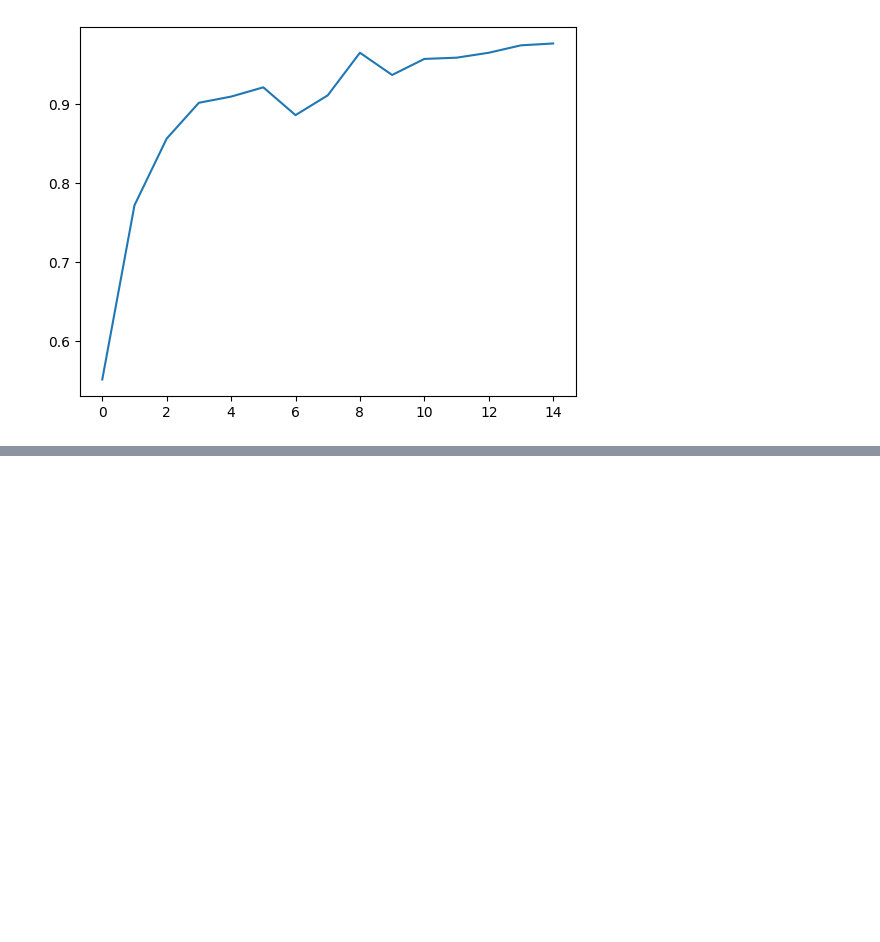
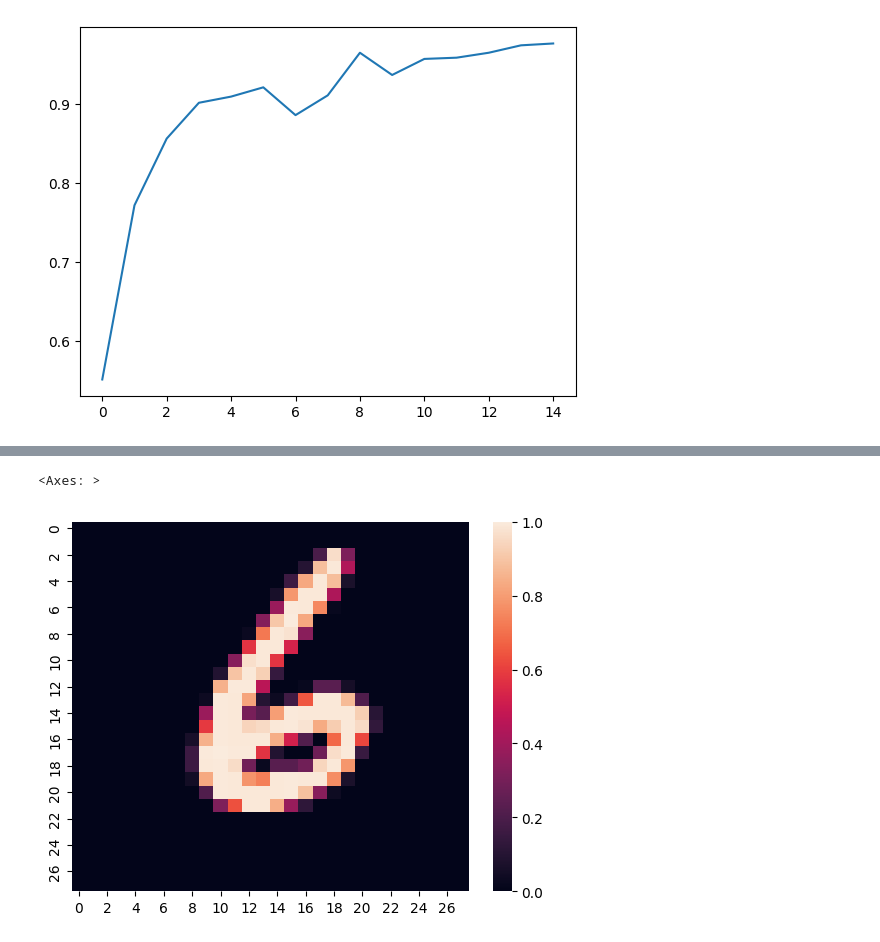
Before and after one commit to Pakeith0805/Study_PyTorch, a Jupyter notebook: main.ipynb, the cells around one changed output, grey strips where cells are left out. Cells and saved outputs as stored; diff of their text form; code cells hidden in the pictures; blank space fills up the shorter version.

```diff
--- a/main.ipynb
+++ b/main.ipynb
@@ -1094,0 +1208,13 @@ plt.plot(accs)
+# %%
+data_iter = iter(train_loader)
+# %%
+imgs, _ = next(data_iter)
+# %%
+img = imgs[0]
+# %%
+img_permute = img.permute(1, 2, 0)
+# %%
+sns.heatmap(img_permute[:, :, 0])
+# %% [output]
+<Axes: >
+[figure, added]
```
Also changed, not shown: parts of 28 cells of this notebook.
